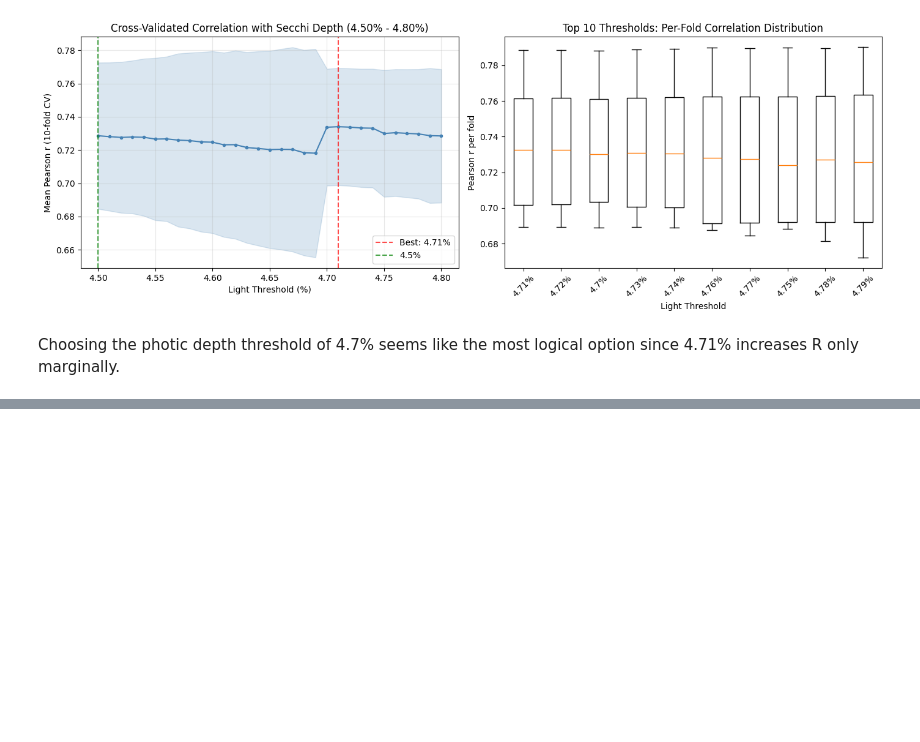
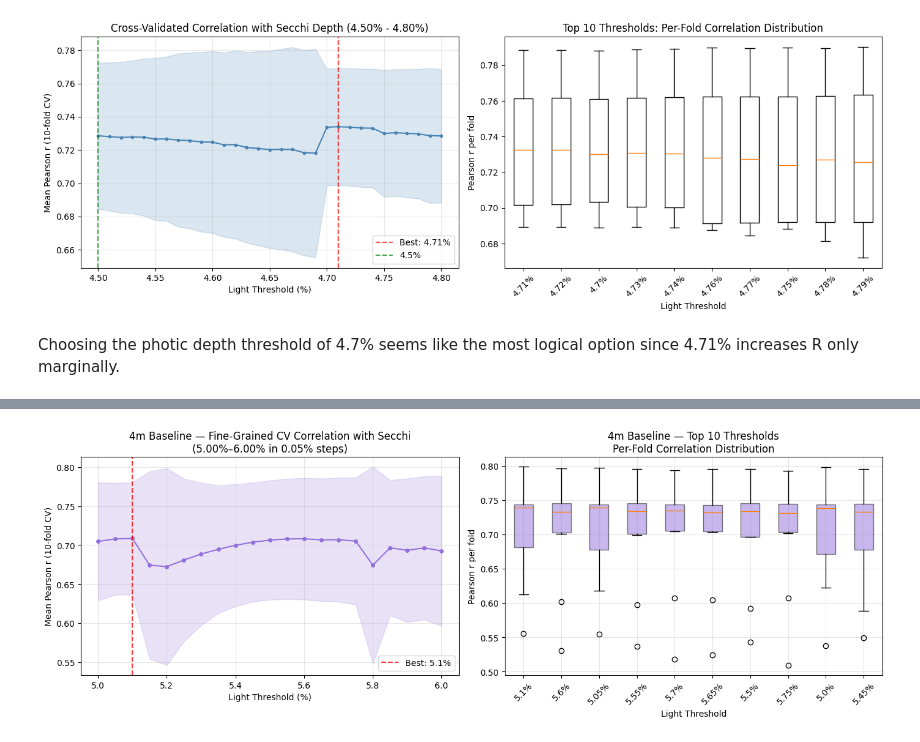
Before and after one commit to LucasC212/Scripps-Light-Attenuation-Capstone-Project, a Jupyter notebook: scripts/PAR_photic_depth_CV.ipynb, the cells around one changed output, grey strips where cells are left out. Cells and saved outputs as stored; diff of their text form; code cells hidden in the pictures; blank space fills up the shorter version.

```diff
--- a/scripts/PAR_photic_depth_CV.ipynb
+++ b/scripts/PAR_photic_depth_CV.ipynb
@@ -246,0 +569,74 @@ Choosing the photic depth threshold of 4.7% seems like the most logical option s
+# %%
+
+# Fine-grained CV for 4m baseline: 5.0% to 6.0% in 0.05% steps
+thresholds_4m_fine = [round(x * 0.05, 2) for x in range(100, 121)]  # 5.00, 5.05, ..., 6.00
+
+secchi_per_cast = df3.groupby('CAST_COUNT')['Secchi'].first()
+
+photic_4m_fine = {}
+for t in thresholds_4m_fine:
+    photic_4m_fine[t] = df3.groupby('CAST_COUNT').apply(
+        lambda g, thresh=t: calculate_photic_depth_at_threshold(g, thresh, baseline=4),
+        include_groups=False
+    )
+
+cv_df_4m_fine = pd.DataFrame(photic_4m_fine)
+cv_df_4m_fine['Secchi'] = secchi_per_cast
+cv_df_4m_fine = cv_df_4m_fine.dropna(subset=['Secchi'])
+
+kf = KFold(n_splits=10, shuffle=True, random_state=42)
+fold_correlations_4m_fine = {t: [] for t in thresholds_4m_fine}
+
+for train_idx, test_idx in kf.split(np.arange(len(cv_df_4m_fine))):
+    test_data = cv_df_4m_fine.iloc[test_idx]
+    for t in thresholds_4m_fine:
+        valid = test_data[['Secchi', t]].dropna()
+        if len(valid) >= 10:
+            fold_correlations_4m_fine[t].append(valid['Secchi'].corr(valid[t]))
+        else:
+            fold_correlations_4m_fine[t].append(np.nan)
+
+mean_corr_4m_fine = {t: np.nanmean(fold_correlations_4m_fine[t]) for t in thresholds_4m_fine}
+std_corr_4m_fine  = {t: np.nanstd(fold_correlations_4m_fine[t])  for t in thresholds_4m_fine}
+best_t_4m_fine    = max(mean_corr_4m_fine, key=mean_corr_4m_fine.get)
+
+print("Cross-validated correlation (10-fold) — Secchi vs photic depth (4m baseline, 5.00%–6.00%):")
+print(f"{'Threshold':>10} {'Mean r':>8} {'Std r':>8}")
+print("-" * 28)
+for t in thresholds_4m_fine:
+    print(f"{t:>9.2f}% {mean_corr_4m_fine[t]:>8.4f} {std_corr_4m_fine[t]:>8.4f}")
+print(f"\nBest threshold: {best_t_4m_fine}% (mean r = {mean_corr_4m_fine[best_t_4m_fine]:.4f} ± {std_corr_4m_fine[best_t_4m_fine]:.4f})")
+
+# Plot
+fig, axes = plt.subplots(1, 2, figsize=(14, 5))
+
+means_4f = [mean_corr_4m_fine[t] for t in thresholds_4m_fine]
+stds_4f  = [std_corr_4m_fine[t]  for t in thresholds_4m_fine]
+
+axes[0].plot(thresholds_4m_fine, means_4f, 'o-', color='mediumpurple', markersize=4)
+axes[0].fill_between(thresholds_4m_fine,
+                     [m - s for m, s in zip(means_4f, stds_4f)],
+                     [m + s for m, s in zip(means_4f, stds_4f)],
+                     alpha=0.2, color='mediumpurple')
+axes[0].axvline(x=best_t_4m_fine, color='red', linestyle='--', alpha=0.8, label=f'Best: {best_t_4m_fine}%')
+axes[0].set_xlabel('Light Threshold (%)')
+axes[0].set_ylabel('Mean Pearson r (10-fold CV)')
+axes[0].set_title('4m Baseline — Fine-Grained CV Correlation with Secchi\n(5.00%–6.00% in 0.05% steps)')
+axes[0].legend()
+axes[0].grid(True, alpha=0.3)
+
+top_t_4m_fine = sorted(mean_corr_4m_fine, key=mean_corr_4m_fine.get, reverse=True)[:10]
+box_data_4m_fine = [fold_correlations_4m_fine[t] for t in top_t_4m_fine]
+bp = axes[1].boxplot(box_data_4m_fine, labels=[f'{t}%' for t in top_t_4m_fine], patch_artist=True)
+for patch in bp['boxes']:
+    patch.set_facecolor('mediumpurple')
+    patch.set_alpha(0.5)
+axes[1].set_xlabel('Light Threshold')
+axes[1].set_ylabel('Pearson r per fold')
+axes[1].set_title('4m Baseline — Top 10 Thresholds\nPer-Fold Correlation Distribution')
+axes[1].tick_params(axis='x', rotation=45)
+axes[1].grid(True, alpha=0.3)
+
+plt.tight_layout()
+plt.show()
+# %% [output]
@@ -246,0 +660 @@ Choosing the photic depth threshold of 4.7% seems like the most logical option s
+[figure, added]
```
Also changed, not shown: parts of 12 cells of this notebook, 2 other files.
